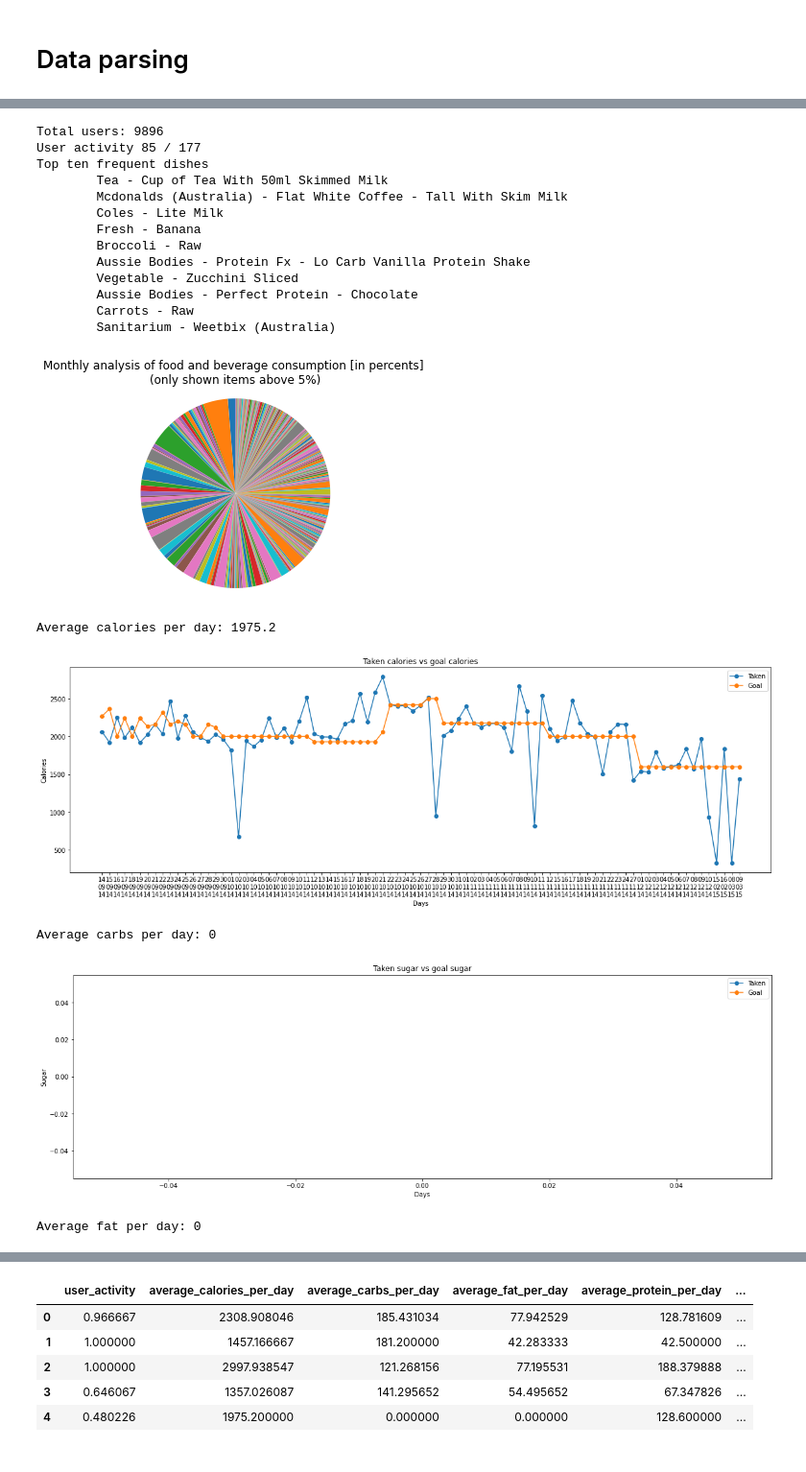
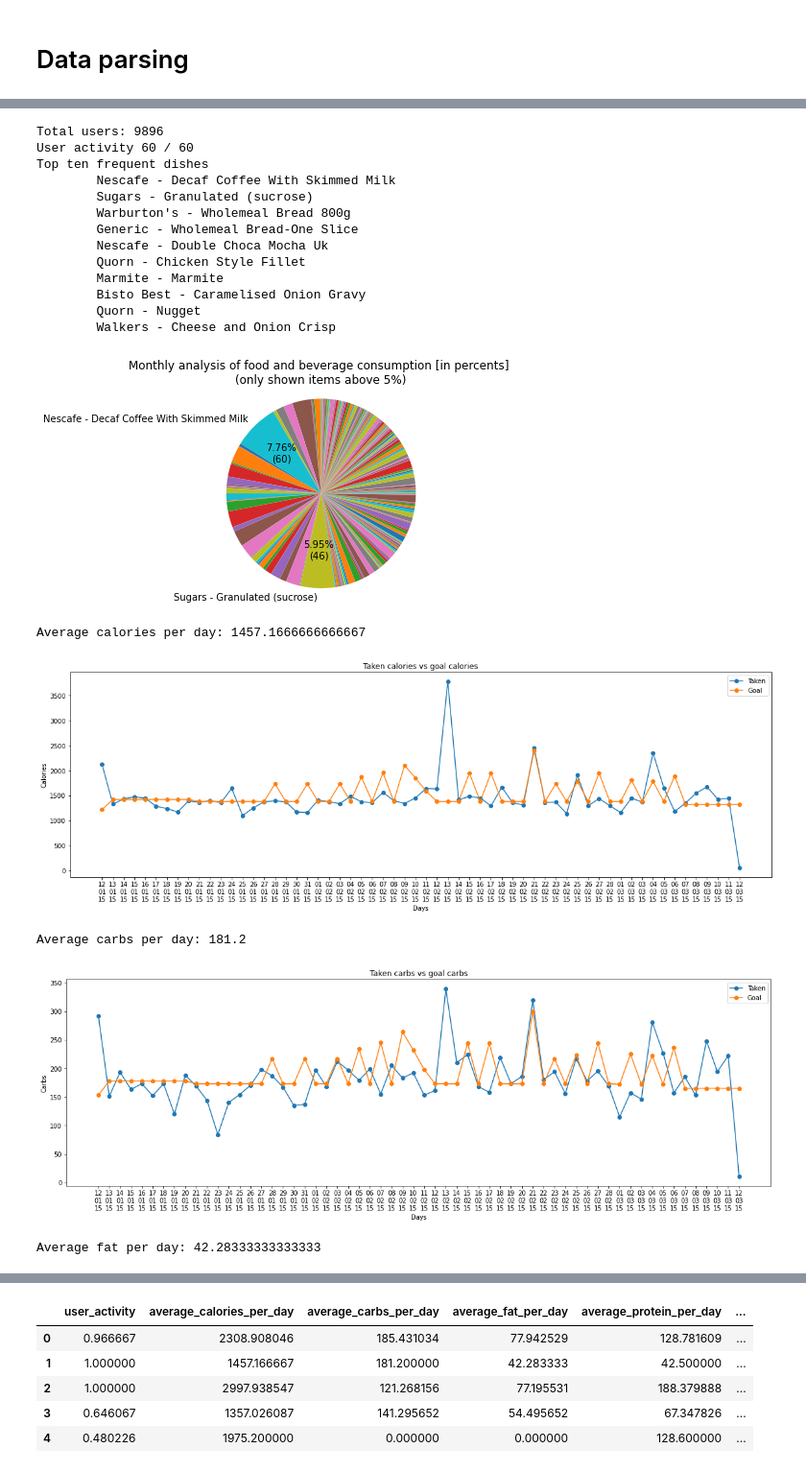
Before and after one commit to mormo17/ML-Final-Project, a Jupyter notebook: Final_Project.ipynb, the cells around one changed output, grey strips where cells are left out. Shown at 96% size. Cells and saved outputs as stored; diff of their text form; code cells hidden in the pictures.

```diff
--- a/Final_Project.ipynb
+++ b/Final_Project.ipynb
@@ -333,8 +329,8 @@ def food_sort(key):
 print("Total users:", len(altered_data.keys()))
 
 # Take sample user for closer look and visualization
-# (2, 5 - sugars instead of carbs, 8 - no fat, 689 - number of calories inputs doens't match number of goal_calories inputs)
-sample_user = altered_data[8]
+# (2, 5 - sugars instead of carbs, 8 - no carbon, no sugar, no fat, 689 - number of calories inputs doens't match number of goal_calories inputs)
+sample_user = altered_data[2]
 food = sample_user["food"]
 
 # User activity: active days from all days since first app usage
@@ -391,47 +387,47 @@ print("Average calories per day:", stats.mean(sample_user["calories"].values()))
 plot_nutrients("calories", "Calories")
 
 if len(sample_user["carbs"]) == 0:
     if len(sample_user["sugar"]) == 0:
         print("Average carbs per day: 0")
     else:
         print("Average carbs per day:", stats.mean(sample_user["sugar"].values()))
     plot_nutrients("sugar", "Sugar")
 else:
     print("Average carbs per day:", stats.mean(sample_user["carbs"].values()))
     plot_nutrients("carbs", "Carbs")
 
 if len(sample_user["fat"]) == 0:
     print("Average fat per day: 0")
 else:
     print("Average fat per day:", stats.mean(sample_user["fat"].values()))
 plot_nutrients("fat", "Fat")
 
 if len(sample_user["fat"]) == 0:
     print("Average protein per day: 0")
 else:
     print("Average protein per day:", stats.mean(sample_user["protein"].values()))
 
 plot_nutrients("protein", "Protein")
 
 print("First month and cumulative consumed calories:", sample_user["first_month"])
 print("Last month and cumulative consumed calories:", sample_user["last_month"])
 # %% [output]
 Total users: 9896
-User activity 85 / 177
+User activity 60 / 60
 Top ten frequent dishes
-        Tea - Cup of Tea With 50ml Skimmed Milk
-        Mcdonalds (Australia) - Flat White Coffee - Tall With Skim Milk
-        Coles - Lite Milk
-        Fresh - Banana
-        Broccoli - Raw
-        Aussie Bodies - Protein Fx - Lo Carb Vanilla Protein Shake
-        Vegetable - Zucchini Sliced
-        Aussie Bodies - Perfect Protein - Chocolate
-        Carrots - Raw
-        Sanitarium - Weetbix (Australia)
+        Nescafe - Decaf Coffee With Skimmed Milk
+        Sugars - Granulated (sucrose)
+        Warburton's - Wholemeal Bread 800g
+        Generic - Wholemeal Bread-One Slice
+        Nescafe - Double Choca Mocha Uk
+        Quorn - Chicken Style Fillet
+        Marmite - Marmite
+        Bisto Best - Caramelised Onion Gravy
+        Quorn - Nugget
+        Walkers - Cheese and Onion Crisp
-[figure, old version]
+[figure, new version]
-Average calories per day: 1975.2
+Average calories per day: 1457.1666666666667
-[figure, old version]
+[figure, new version]
-Average carbs per day: 0
+Average carbs per day: 181.2
-[figure, old version]
+[figure, new version]
-Average fat per day: 0
+Average fat per day: 42.28333333333333
```
Also changed, not shown: parts of 29 cells of this notebook.
